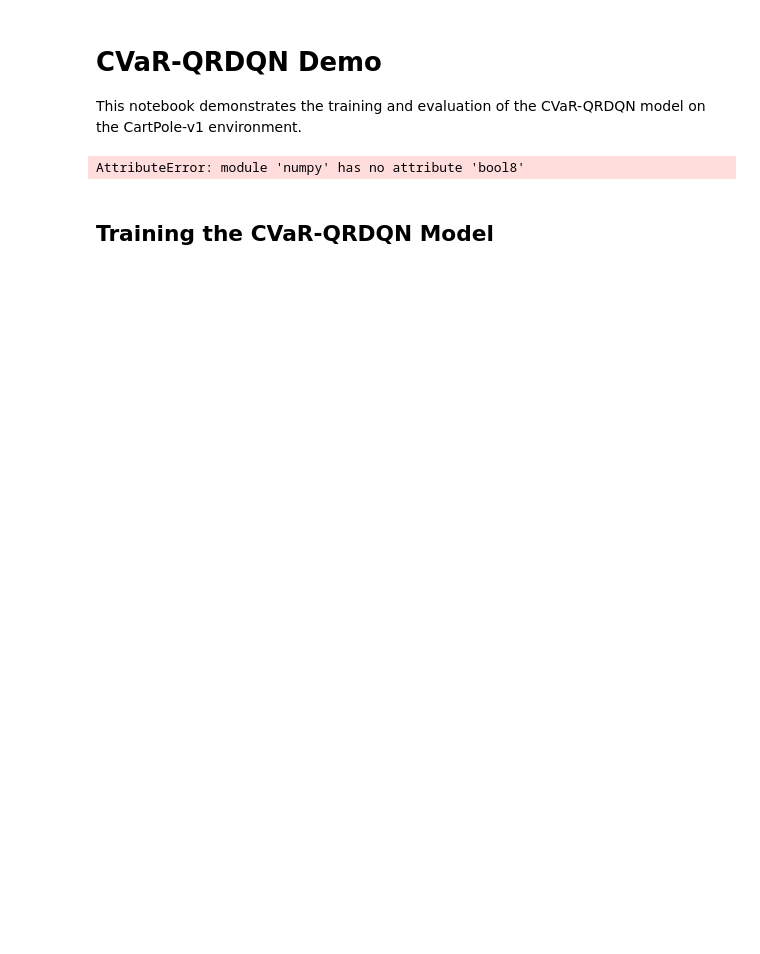
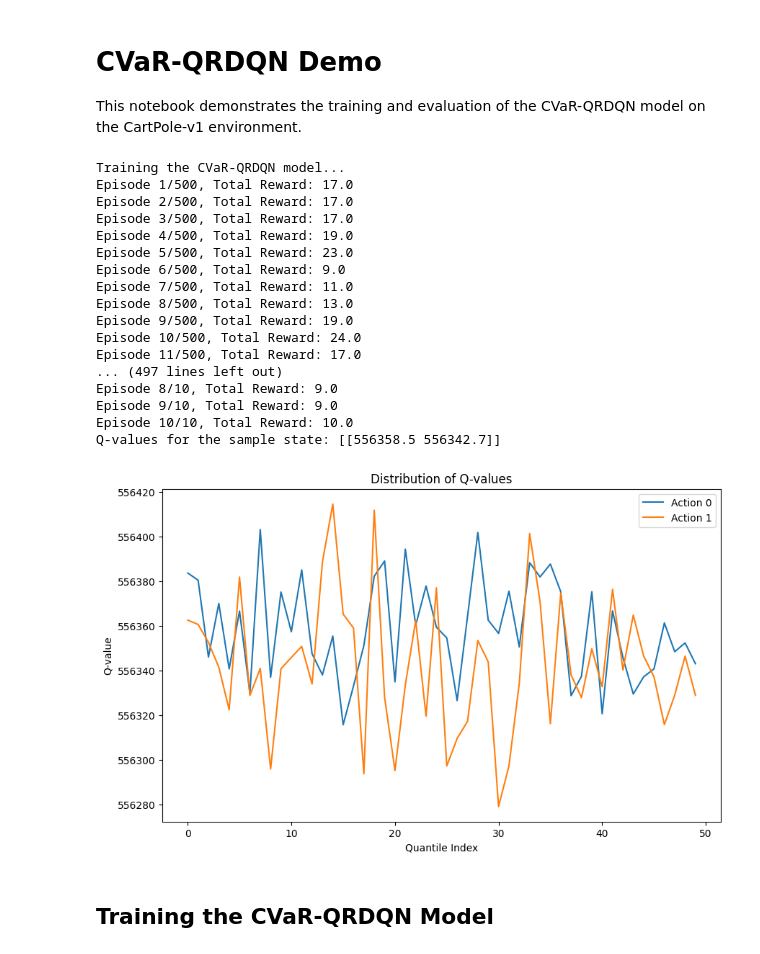
Before and after one commit to kevin880987/CVaR-QRDQN, a Jupyter notebook: demo.ipynb, the cells around one changed output. Saved outputs shown, nothing was run; the diff lists cells and outputs as text; code cells hidden in the pictures; blank space fills up the shorter version.

Commit message:
Refactor imports and update evaluation and training logic to handle additional info parameter

```diff
--- a/demo.ipynb
+++ b/demo.ipynb
@@ -8,41 +8,106 @@ This notebook demonstrates the training and evaluation of the CVaR-QRDQN model o
 Training script for CVaR-QRDQN
 """
 
+import os
+os.chdir(r'G:\我的雲端硬碟\Academic\PhD\Projects\RL Demo\CVaR-QRDQN')
 import numpy as np
 import torch
+import matplotlib.pyplot as plt
 from environment import create_environment
 from agent import Agent
+from evaluate import evaluate
+
 
 def train(env_name, num_episodes, max_steps, epsilon_start, epsilon_end, epsilon_decay, lr, gamma, cvar_alpha, num_quantiles):
     env = create_environment(env_name)
     agent = Agent(env.observation_space.shape[0], env.action_space.n, num_quantiles, lr, gamma, cvar_alpha)
 
     epsilon = epsilon_start
     for episode in range(num_episodes):
-        state = env.reset()
+        state, _ = env.reset()
         total_reward = 0
 
         for step in range(max_steps):
             action = agent.select_action(state, epsilon)
-            next_state, reward, done, _ = env.step(action)
+            next_state, reward, done, _, _ = env.step(action)
             total_reward += reward
 
-            agent.update((state, action, reward, next_state, done))
+            states, actions, rewards, next_states, dones = \
+                np.array(state)[np.newaxis, :], np.array([action])[np.newaxis, :], np.array([reward])[np.newaxis, :], np.array(next_state)[np.newaxis, :], np.array([done], dtype=np.bool_)[np.newaxis, :]
+            agent.update(batch=(states, actions, rewards, next_states, dones))
 
             state = next_state
             if done:
                 break
 
         epsilon = max(epsilon_end, epsilon * epsilon_decay)
         print(f"Episode {episode + 1}/{num_episodes}, Total Reward: {total_reward}")
 
     # Save the model
     torch.save(agent.model.state_dict(), "cvar_qrdqn_model.pth")
 
 if __name__ == "__main__":
-    train(env_name="CartPole-v1", num_episodes=500, max_steps=200, epsilon_start=1.0, epsilon_end=0.01, epsilon_decay=0.995, lr=0.001, gamma=0.99, cvar_alpha=0.1, num_quantiles=50)
+    env_name = "CartPole-v1"
+    num_episodes = 500
+    max_steps = 200
+    epsilon_start = 1.0
+    epsilon_end = 0.01
+    epsilon_decay = 0.995
+    lr = 0.001
+    gamma = 0.99
+    cvar_alpha = 0.1
+    num_quantiles = 50
+
+    # Train the model
+    print("Training the CVaR-QRDQN model...")
+    train(env_name, num_episodes, max_steps, epsilon_start, epsilon_end, epsilon_decay, lr, gamma, cvar_alpha, num_quantiles)
+
+    # Evaluate the model
+    model_path = "cvar_qrdqn_model.pth"
+    num_eval_episodes = 10
+    print("Evaluating the CVaR-QRDQN model...")
+    evaluate(env_name, model_path, num_eval_episodes, max_steps, num_quantiles)
+
+    # Create environment and agent
+    env = create_environment(env_name)
+    agent = Agent(env.observation_space.shape[0], env.action_space.n, num_quantiles, lr, gamma, cvar_alpha)
+    agent.model.load_state_dict(torch.load(model_path))
+
+    # Display Q-values for a sample state
+    state, info = env.reset()
+    state_tensor = torch.FloatTensor(state).unsqueeze(0)
+    quantiles = agent.model(state_tensor)
+    q_values = quantiles.mean(dim=-1).detach().numpy()
+    print("Q-values for the sample state:", q_values)
+
+    # Plot the distribution of Q-values
+    plt.figure(figsize=(10, 6))
+    for action in range(env.action_space.n):
+        plt.plot(quantiles[0, action, :].detach().numpy(), label=f'Action {action}')
+    plt.xlabel('Quantile Index')
+    plt.ylabel('Q-value')
+    plt.title('Distribution of Q-values')
+    plt.legend()
+    plt.show()
 # %% [output]
-AttributeError: module 'numpy' has no attribute 'bool8'
+Training the CVaR-QRDQN model...
+Episode 1/500, Total Reward: 17.0
+Episode 2/500, Total Reward: 17.0
+Episode 3/500, Total Reward: 17.0
+Episode 4/500, Total Reward: 19.0
+Episode 5/500, Total Reward: 23.0
+Episode 6/500, Total Reward: 9.0
+Episode 7/500, Total Reward: 11.0
+Episode 8/500, Total Reward: 13.0
+Episode 9/500, Total Reward: 19.0
+Episode 10/500, Total Reward: 24.0
+Episode 11/500, Total Reward: 17.0
+... (497 lines left out)
+Episode 8/10, Total Reward: 9.0
+Episode 9/10, Total Reward: 9.0
+Episode 10/10, Total Reward: 10.0
+Q-values for the sample state: [[556358.5 556342.7]]
+[figure, added]
 # %%
 # Import necessary libraries
 import numpy as np
```
Also changed, not shown: parts of 4 cells of this notebook, 5 other files.
